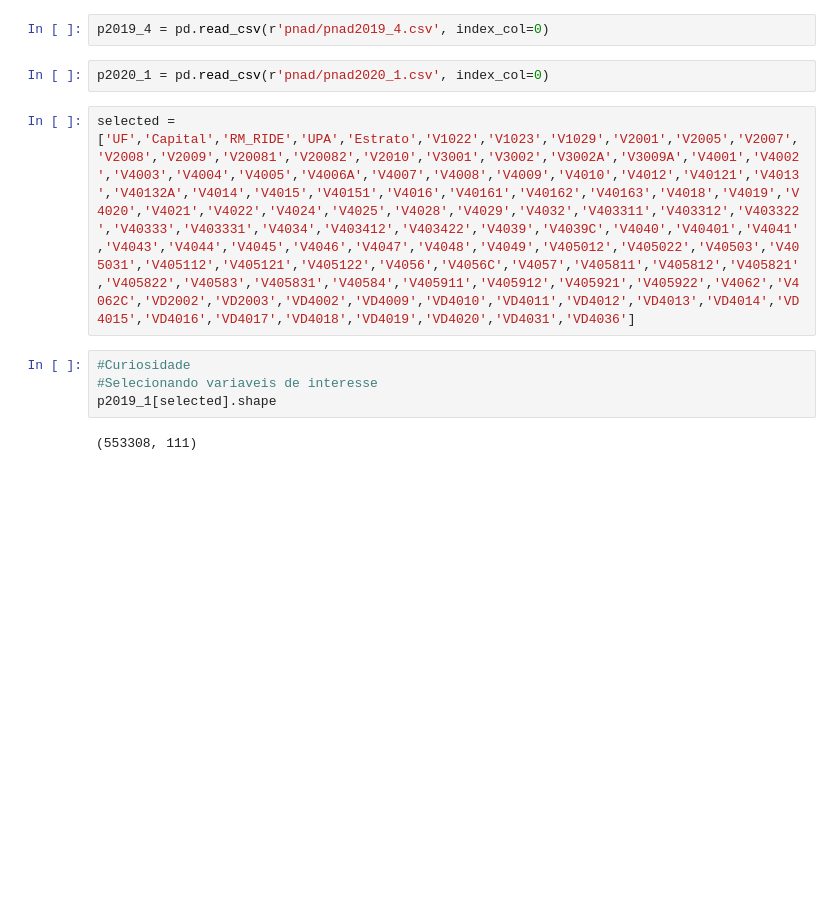
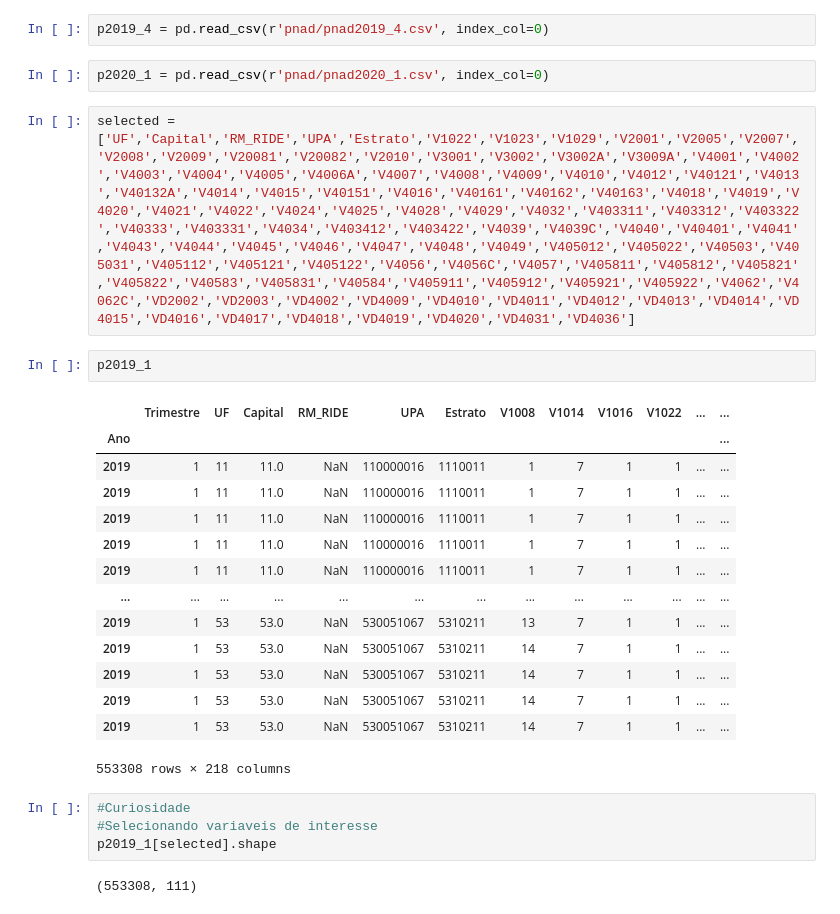
Before and after one commit to martimallow/CovidDataAnalytics, a Jupyter notebook: #6.ipynb, the cells around one changed output. Drawn from its saved outputs; the diff is of its cells as text; blank space fills up the shorter version.

```diff
--- a/#6.ipynb
+++ b/#6.ipynb
@@ -33,6 +34,23 @@ p2019_4 = pd.read_csv(r'pnad/pnad2019_4.csv', index_col=0)
 p2020_1 = pd.read_csv(r'pnad/pnad2020_1.csv', index_col=0)
 # %%
 selected = ['UF','Capital','RM_RIDE','UPA','Estrato','V1022','V1023','V1029','V2001','V2005','V2007','V2008','V2009','V20081','V20082','V2010','V3001','V3002','V3002A','V3009A','V4001','V4002','V4003','V4004','V4005','V4006A','V4007','V4008','V4009','V4010','V4012','V40121','V4013','V40132A','V4014','V4015','V40151','V4016','V40161','V40162','V40163','V4018','V4019','V4020','V4021','V4022','V4024','V4025','V4028','V4029','V4032','V403311','V403312','V403322','V40333','V403331','V4034','V403412','V403422','V4039','V4039C','V4040','V40401','V4041','V4043','V4044','V4045','V4046','V4047','V4048','V4049','V405012','V405022','V40503','V405031','V405112','V405121','V405122','V4056','V4056C','V4057','V405811','V405812','V405821','V405822','V40583','V405831','V40584','V405911','V405912','V405921','V405922','V4062','V4062C','VD2002','VD2003','VD4002','VD4009','VD4010','VD4011','VD4012','VD4013','VD4014','VD4015','VD4016','VD4017','VD4018','VD4019','VD4020','VD4031','VD4036']
+# %%
+p2019_1
+# %% [output]
+|  | Trimestre | UF | Capital | RM_RIDE | UPA | Estrato | V1008 | V1014 | V1016 | V1022 | ... | ... |
+| Ano |  |  |  |  |  |  |  |  |  |  |  | ... |
+| 2019 | 1 | 11 | 11.0 | NaN | 110000016 | 1110011 | 1 | 7 | 1 | 1 | ... | ... |
+| 2019 | 1 | 11 | 11.0 | NaN | 110000016 | 1110011 | 1 | 7 | 1 | 1 | ... | ... |
+| 2019 | 1 | 11 | 11.0 | NaN | 110000016 | 1110011 | 1 | 7 | 1 | 1 | ... | ... |
+| 2019 | 1 | 11 | 11.0 | NaN | 110000016 | 1110011 | 1 | 7 | 1 | 1 | ... | ... |
+| 2019 | 1 | 11 | 11.0 | NaN | 110000016 | 1110011 | 1 | 7 | 1 | 1 | ... | ... |
+| ... | ... | ... | ... | ... | ... | ... | ... | ... | ... | ... | ... | ... |
+| 2019 | 1 | 53 | 53.0 | NaN | 530051067 | 5310211 | 13 | 7 | 1 | 1 | ... | ... |
+| 2019 | 1 | 53 | 53.0 | NaN | 530051067 | 5310211 | 14 | 7 | 1 | 1 | ... | ... |
+| 2019 | 1 | 53 | 53.0 | NaN | 530051067 | 5310211 | 14 | 7 | 1 | 1 | ... | ... |
+| 2019 | 1 | 53 | 53.0 | NaN | 530051067 | 5310211 | 14 | 7 | 1 | 1 | ... | ... |
+| 2019 | 1 | 53 | 53.0 | NaN | 530051067 | 5310211 | 14 | 7 | 1 | 1 | ... | ... |
+553308 rows × 218 columns
 # %%
 #Curiosidade
 #Selecionando variaveis de interesse
```
Also changed, not shown: parts of 13 cells of this notebook.
